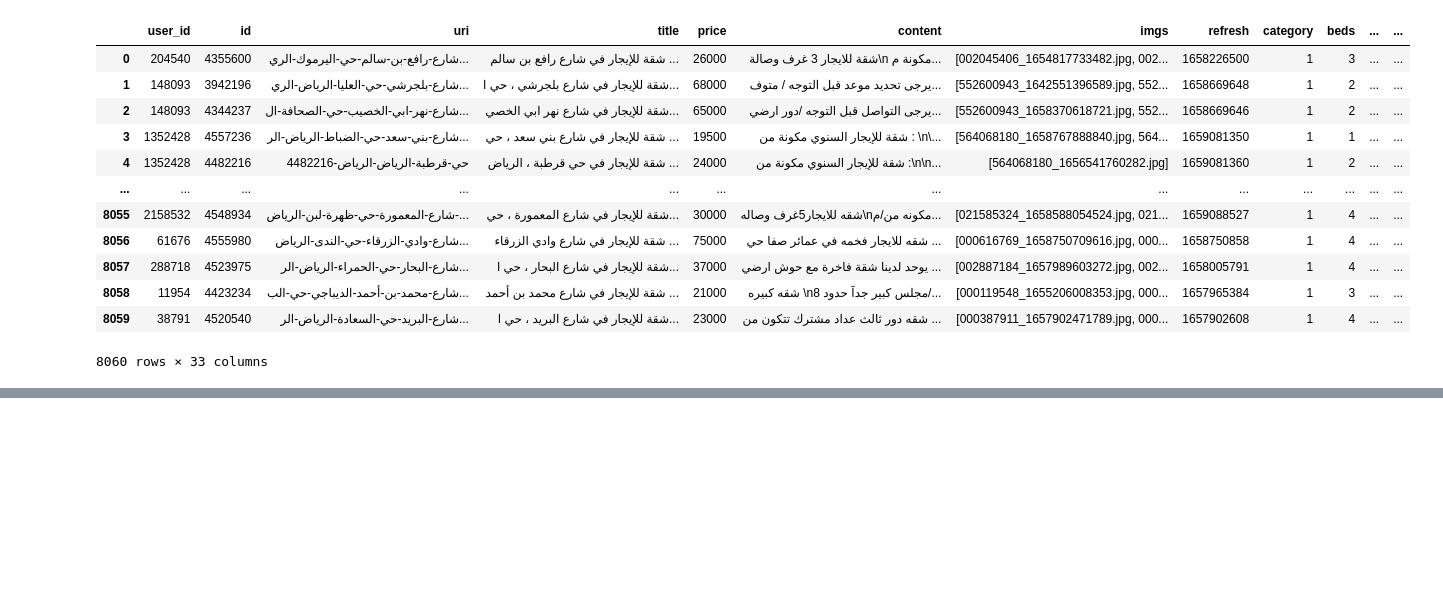
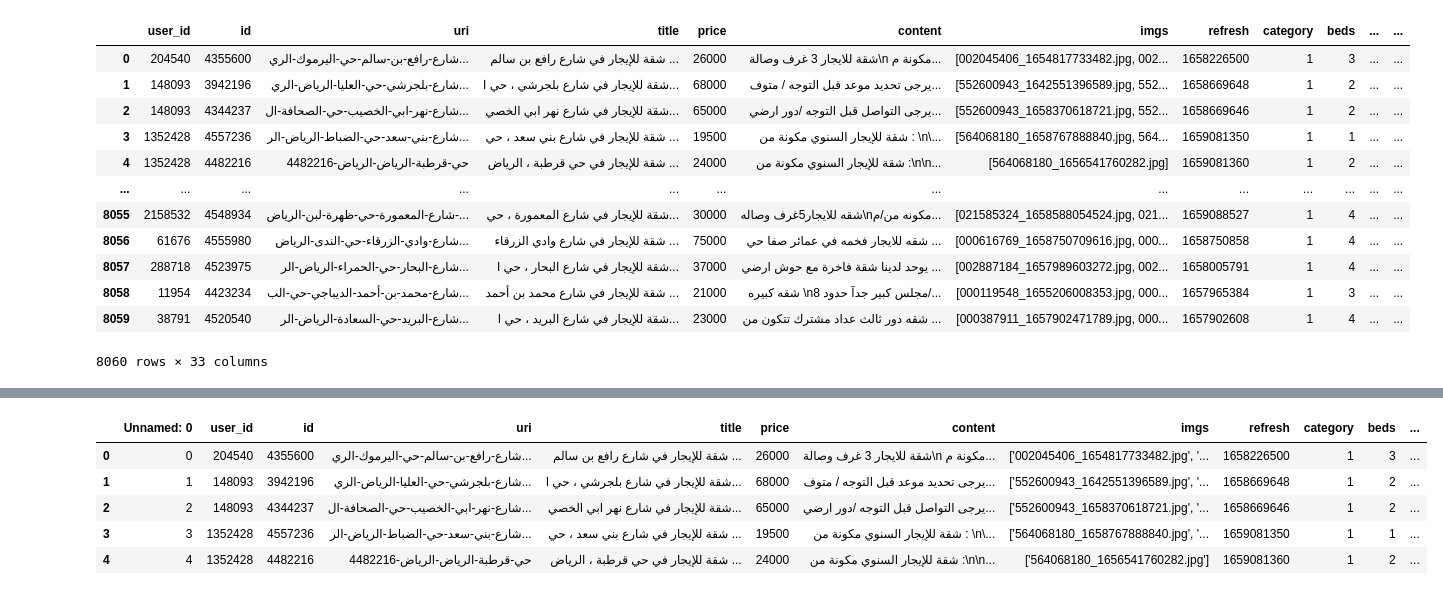
Before and after one commit to Abdulmalik-rebdi/aqar, a Jupyter notebook: webscraping/test2.ipynb, the cells around one changed output, grey strips where cells are left out. Cells and saved outputs as stored; diff of their text form; code cells hidden in the pictures; blank space fills up the shorter version.

Commit message:
show all columns

```diff
--- a/webscraping/test2.ipynb
+++ b/webscraping/test2.ipynb
@@ -201,2 +163,2 @@ result.to_csv(f'the {date}.csv')
 # %%
-df = pd.read_csv('./the 29-7-2022.csv')
+df = pd.read_csv('../data/the 29-7-2022.csv')
@@ -218,0 +165,10 @@ df
+# %%
+pd.set_option("display.max_columns", None)
+df.head()
+# %% [output]
+|  | Unnamed: 0 | user_id | id | uri | title | price | content | imgs | refresh | category | beds | ... |
+| 0 | 0 | 204540 | 4355600 | شارع-رافع-بن-سالم-حي-اليرموك-الري... | شقة للإيجار في شارع رافع بن سالم ... | 26000 | شقة للايجار 3 غرف وصالة\n مكونة م... | ['002045406_1654817733482.jpg', '... | 1658226500 | 1 | 3 | ... |
+| 1 | 1 | 148093 | 3942196 | شارع-بلجرشي-حي-العليا-الرياض-الري... | شقة للإيجار في شارع بلجرشي ، حي ا... | 68000 | يرجى تحديد موعد قبل التوجه / متوف... | ['552600943_1642551396589.jpg', '... | 1658669648 | 1 | 2 | ... |
+| 2 | 2 | 148093 | 4344237 | شارع-نهر-ابي-الخصيب-حي-الصحافة-ال... | شقة للإيجار في شارع نهر ابي الخصي... | 65000 | يرجى التواصل قبل التوجه /دور ارضي... | ['552600943_1658370618721.jpg', '... | 1658669646 | 1 | 2 | ... |
+| 3 | 3 | 1352428 | 4557236 | شارع-بني-سعد-حي-الضباط-الرياض-الر... | شقة للإيجار في شارع بني سعد ، حي ... | 19500 | شقة للإيجار السنوي مكونة من : \n\... | ['564068180_1658767888840.jpg', '... | 1659081350 | 1 | 1 | ... |
+| 4 | 4 | 1352428 | 4482216 | حي-قرطبة-الرياض-الرياض-4482216 | شقة للإيجار في حي قرطبة ، الرياض ... | 24000 | شقة للإيجار السنوي مكونة من :\n\n... | ['564068180_1656541760282.jpg'] | 1659081360 | 1 | 2 | ... |
```
Also changed, not shown: parts of 4 cells of this notebook.
